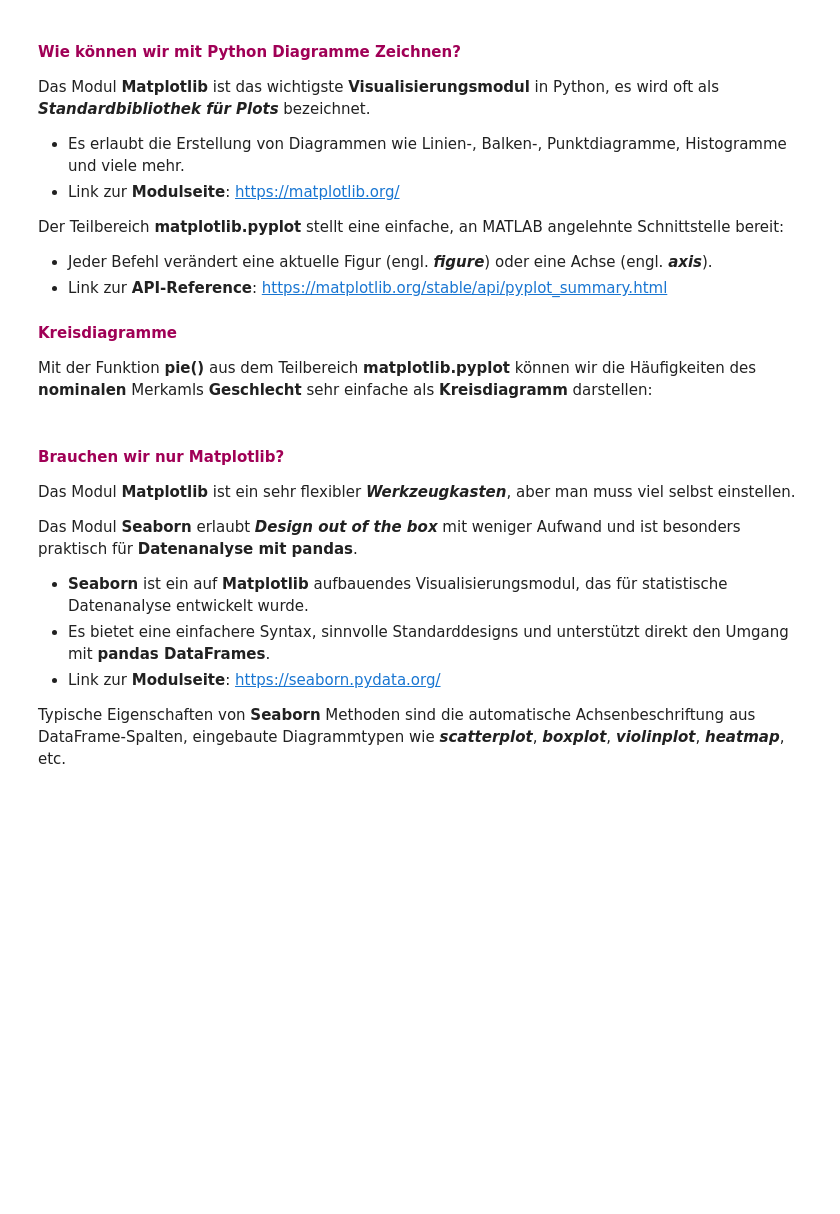
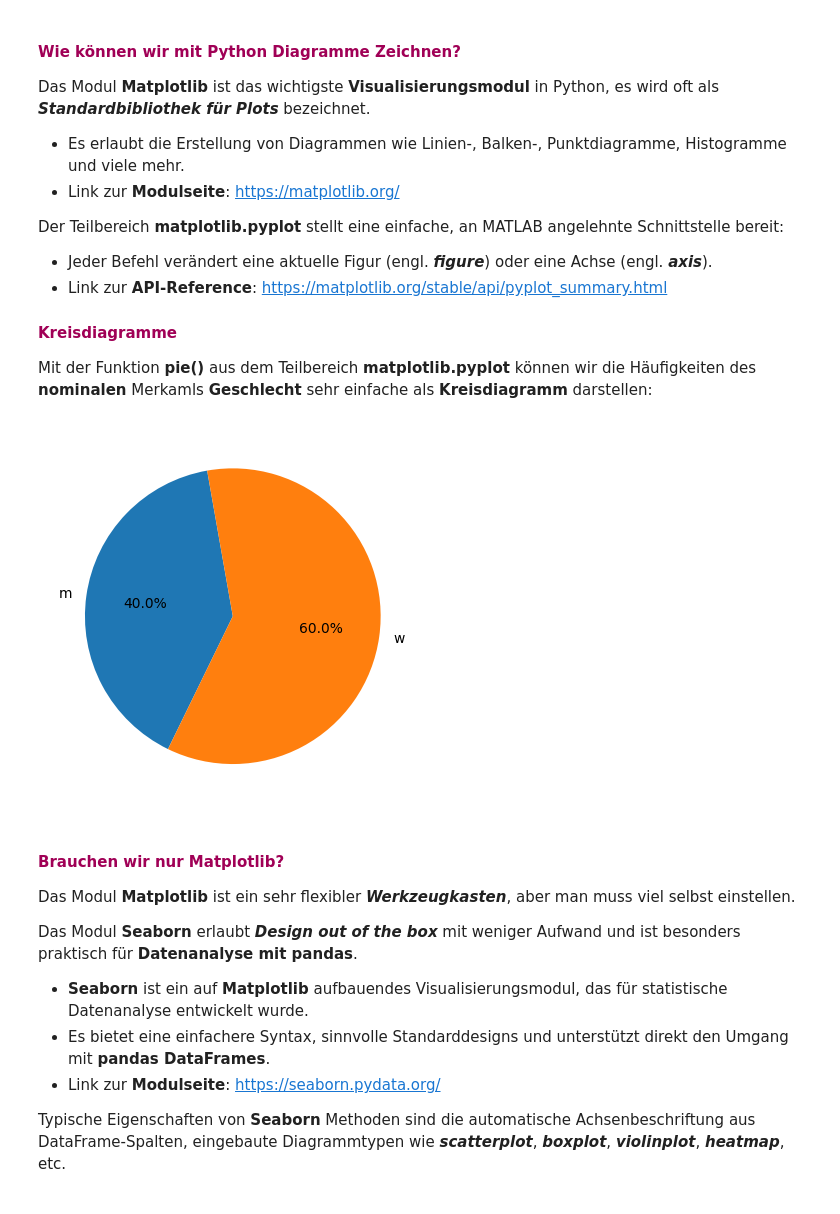
Before and after one commit to fabianmueller7/ASTAT, a Jupyter notebook: SW03/SW03.ipynb, the cells around one changed output. Drawn from its saved outputs; the diff is of its cells as text; code cells hidden in the pictures; blank space fills up the shorter version.

```diff
--- a/SW03/SW03.ipynb
+++ b/SW03/SW03.ipynb
@@ -64,11 +64,13 @@ Mit der Funktion **pie()** aus dem Teilbereich **matplotlib.pyplot** können wir
 # %%
 werte,absH = np.unique(df["Geschlecht"],return_counts=True)
 
 #pip install matplotlib
 import matplotlib.pyplot as plt
 
-plt.pie(absH,labels=werte,startangle=90,autopct="%1.1f%%")
+plt.pie(absH,labels=werte,startangle=100,autopct="%1.1f%%" ) #autopct ist wie die Daten formatiert sind.
 plt.show()
+# %% [output]
+[figure, added]
 # %% [markdown]
 #### <span style="color:rgb(160,0,86)">Brauchen wir nur Matplotlib?</span>
 
```
Also changed, not shown: parts of 7 cells of this notebook.
